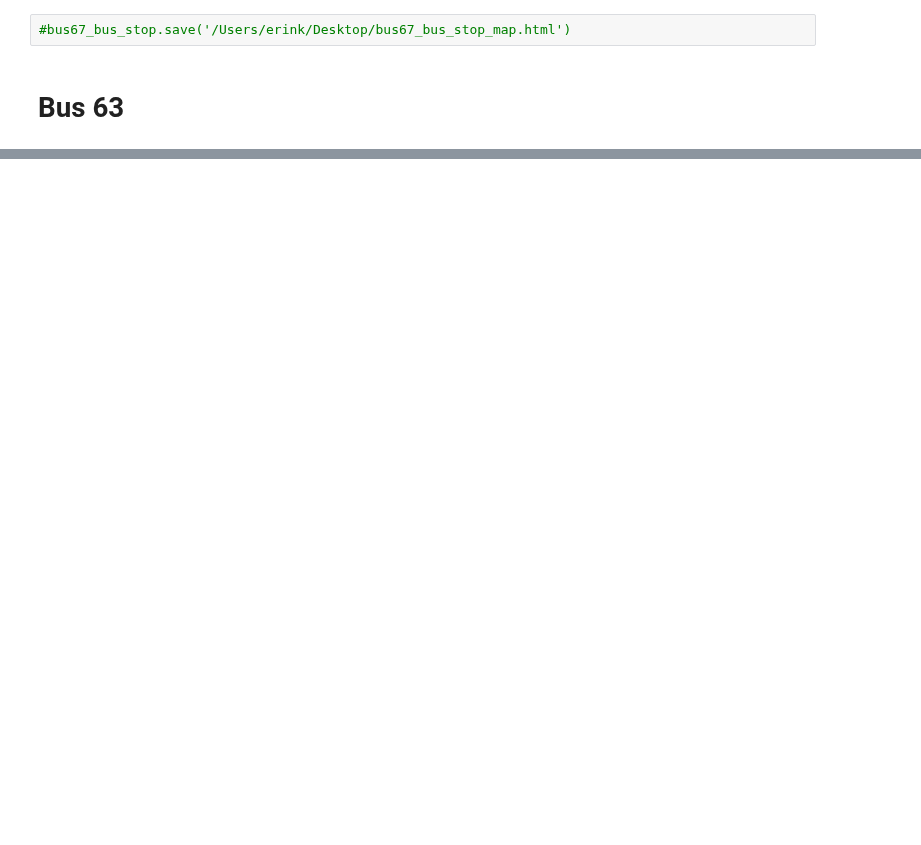
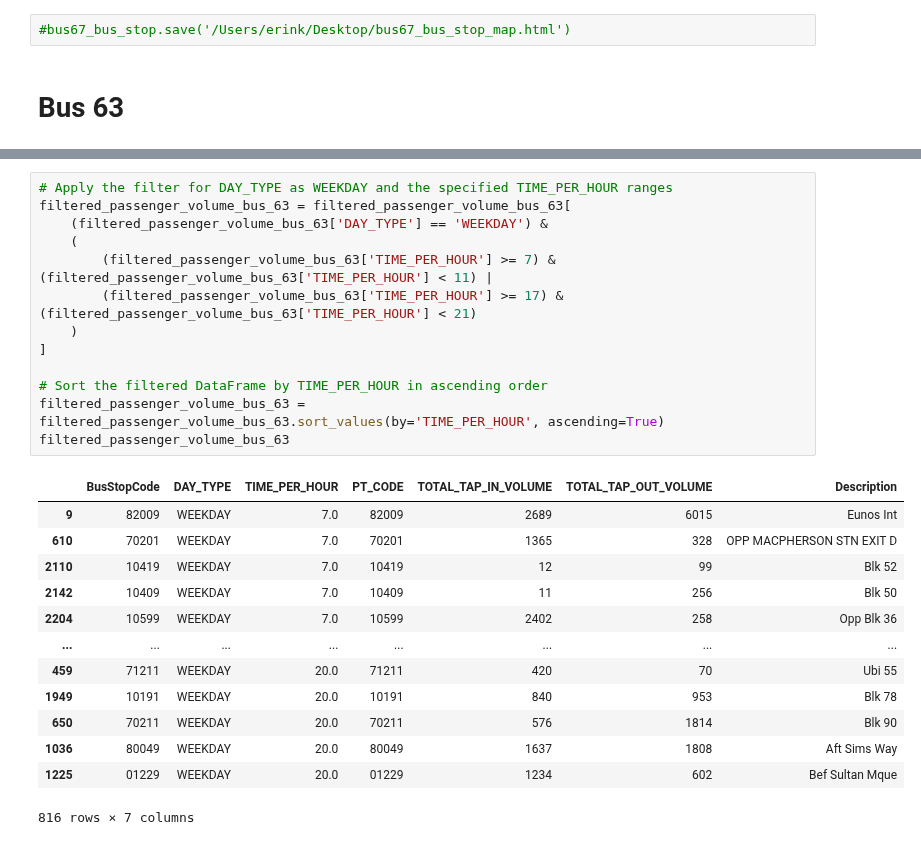
Before and after one commit to Yutingggggggg/dsa4264_geospatial, a Jupyter notebook: workingfiles/Bus_Passenger_Volume_Analysis.ipynb, the cells around one changed output, grey strips where cells are left out. Drawn from its saved outputs; the diff is of its cells as text; blank space fills up the shorter version.

```diff
--- a/workingfiles/Bus_Passenger_Volume_Analysis.ipynb
+++ b/workingfiles/Bus_Passenger_Volume_Analysis.ipynb
@@ -246,0 +298,27 @@ bus67_bus_stop
+# %%
+# Apply the filter for DAY_TYPE as WEEKDAY and the specified TIME_PER_HOUR ranges
+filtered_passenger_volume_bus_63 = filtered_passenger_volume_bus_63[
+    (filtered_passenger_volume_bus_63['DAY_TYPE'] == 'WEEKDAY') &
+    (
+        (filtered_passenger_volume_bus_63['TIME_PER_HOUR'] >= 7) & (filtered_passenger_volume_bus_63['TIME_PER_HOUR'] < 11) |
+        (filtered_passenger_volume_bus_63['TIME_PER_HOUR'] >= 17) & (filtered_passenger_volume_bus_63['TIME_PER_HOUR'] < 21)
+    )
+]
+
+# Sort the filtered DataFrame by TIME_PER_HOUR in ascending order
+filtered_passenger_volume_bus_63 = filtered_passenger_volume_bus_63.sort_values(by='TIME_PER_HOUR', ascending=True)
+filtered_passenger_volume_bus_63
+# %% [output]
+|  | BusStopCode | DAY_TYPE | TIME_PER_HOUR | PT_CODE | TOTAL_TAP_IN_VOLUME | TOTAL_TAP_OUT_VOLUME | Description |
+| 9 | 82009 | WEEKDAY | 7.0 | 82009 | 2689 | 6015 | Eunos Int |
+| 610 | 70201 | WEEKDAY | 7.0 | 70201 | 1365 | 328 | OPP MACPHERSON STN EXIT D |
+| 2110 | 10419 | WEEKDAY | 7.0 | 10419 | 12 | 99 | Blk 52 |
+| 2142 | 10409 | WEEKDAY | 7.0 | 10409 | 11 | 256 | Blk 50 |
+| 2204 | 10599 | WEEKDAY | 7.0 | 10599 | 2402 | 258 | Opp Blk 36 |
+| ... | ... | ... | ... | ... | ... | ... | ... |
+| 459 | 71211 | WEEKDAY | 20.0 | 71211 | 420 | 70 | Ubi 55 |
+| 1949 | 10191 | WEEKDAY | 20.0 | 10191 | 840 | 953 | Blk 78 |
+| 650 | 70211 | WEEKDAY | 20.0 | 70211 | 576 | 1814 | Blk 90 |
+| 1036 | 80049 | WEEKDAY | 20.0 | 80049 | 1637 | 1808 | Aft Sims Way |
+| 1225 | 01229 | WEEKDAY | 20.0 | 01229 | 1234 | 602 | Bef Sultan Mque |
+816 rows × 7 columns
```
Also changed, not shown: parts of 11 cells of this notebook.
